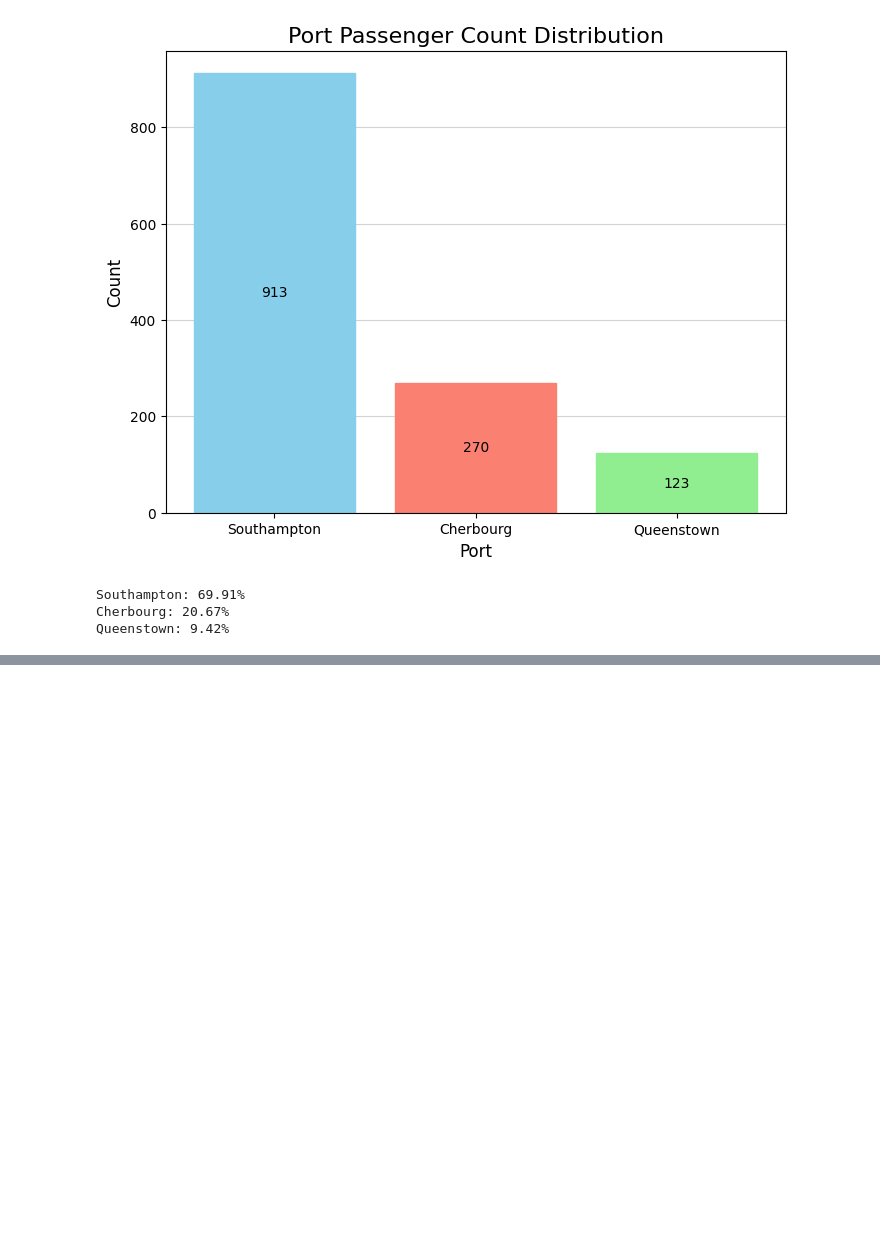
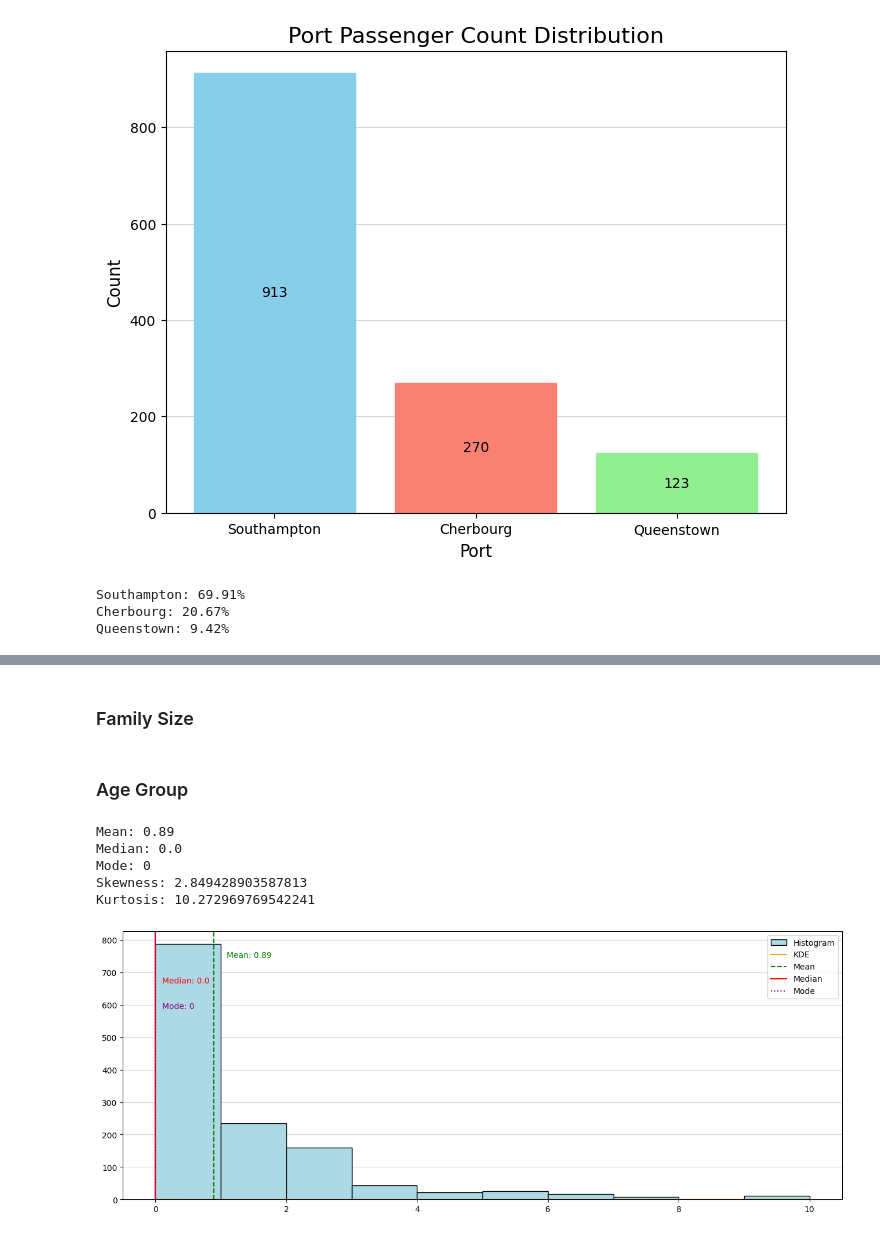
Before and after one commit to jordan5039/Titanic, a Jupyter notebook: notebooks/titanic_analysis.ipynb, the cells around one changed output, grey strips where cells are left out. Drawn from its saved outputs; the diff is of its cells as text; code cells hidden in the pictures; blank space fills up the shorter version.

Commit message:
Feat (Feature Engineering + Univariate Analysis): Created two new features, Family Size and Age Group, performed univariate analysis on both.

```diff
--- a/notebooks/titanic_analysis.ipynb
+++ b/notebooks/titanic_analysis.ipynb
@@ -656,0 +659,54 @@ Queenstown: 9.42%
+# %% [markdown]
+### Family Size
+# %%
+# Family size is the sum of siblings and parents
+df['Family Size'] = df['No of Parents'] + df['No of Siblings']
+# %% [markdown]
+### Age Group
+# %%
+age_bins = [0,12,19,60,100]
+age_labels = ['Child', 'Teenager', 'Adult', 'Senior']
+df['Age Group'] = pd.cut(x=df['Age'], bins=age_bins, labels=age_labels, right=False)
+# %%
+fam_mean = round(df['Family Size'].mean(),2)
+fam_median = df['Family Size'].median()
+fam_mode = df['Family Size'].mode().iloc[0]
+fam_skew = df['Family Size'].skew()
+fam_kurt = df['Family Size'].kurt()
+
+print(f'Mean: {fam_mean}')
+print(f'Median: {fam_median}')
+print(f'Mode: {fam_mode}')
+print(f'Skewness: {fam_skew}')
+print(f'Kurtosis: {fam_kurt}')
+# %% [output]
+Mean: 0.89
+Median: 0.0
+Mode: 0
+Skewness: 2.849428903587813
+Kurtosis: 10.272969769542241
+# %%
+fig, ax = plt.subplots(figsize = (16,6))
+ax.grid(color = 'lightgrey', axis='y', zorder=1)
+
+plt.hist(df['Family Size'], bins=10, color='lightblue', edgecolor='black', label='Histogram', zorder=2)
+
+kde = gaussian_kde(df['Family Size'])
+x_vals = np.linspace(min(df['Family Size']), max(df['Family Size']), 1000)
+y_vals = kde(x_vals)
+ax.plot(x_vals, y_vals, color='orange', label='KDE')
+
+y_height = ax.get_ylim()[1] * .95
+
+ax.axvline(fam_mean, color='green', linestyle='--', label='Mean')
+ax.axvline(fam_median, color='red', linestyle='-', label='Median')
+ax.axvline(fam_mode, color='purple', linestyle=':', label='Mode')
+
+ax.text(fam_mean + 0.2, y_height * .95, f'Mean: {fam_mean}', color='green', ha='left')
+ax.text(fam_median + 0.1, y_height * .85, f'Median: {fam_median} ', color='red', ha='left')
+ax.text(fam_mode + 0.1, y_height * .75, f'Mode: {fam_mode} ', color='purple', ha='left')
+
+plt.legend()
+plt.show()
+# %% [output]
+[figure, added]
```
Also changed, not shown: parts of 2 cells of this notebook.
